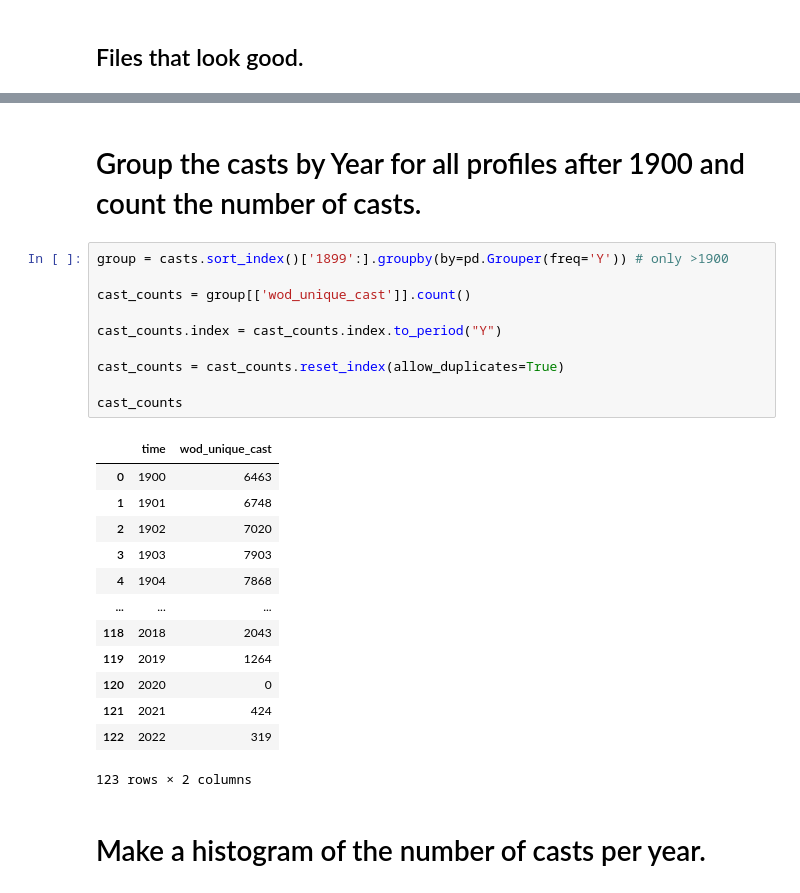
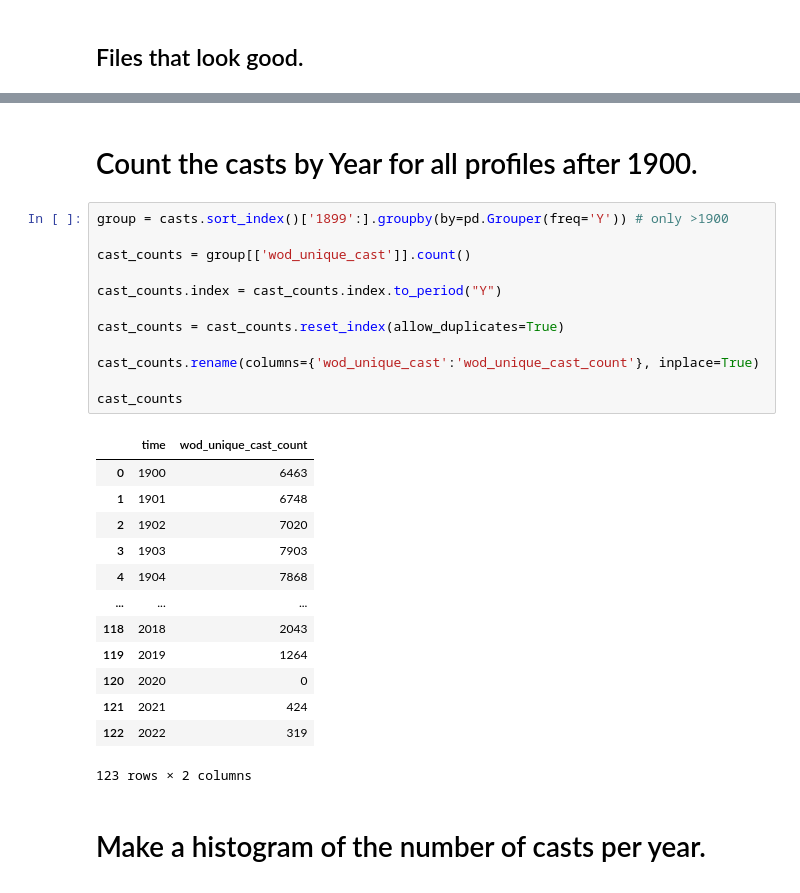
Before and after one commit to MathewBiddle/sandbox, a Jupyter notebook: notebooks/WODsummaryofcastsbyyear.ipynb, the cells around one changed output, grey strips where cells are left out. Saved outputs shown, nothing was run; the diff lists cells and outputs as text.

```diff
--- a/notebooks/WODsummaryofcastsbyyear.ipynb
+++ b/notebooks/WODsummaryofcastsbyyear.ipynb
@@ -106,19 +106,21 @@ array(['https://www.ncei.noaa.gov/thredds-ocean/dodsC/ncei/wod/1900/wod_osd_1900
        'https://www.ncei.noaa.gov/thredds-ocean/dodsC/ncei/wod/2022/wod_osd_2022.nc'],
       dtype=object)
 # %% [markdown]
-# Group the casts by Year for all profiles after 1900 and count the number of casts.
+# Count the casts by Year for all profiles after 1900.
 # %%
 group = casts.sort_index()['1899':].groupby(by=pd.Grouper(freq='Y')) # only >1900
 
 cast_counts = group[['wod_unique_cast']].count()
 
 cast_counts.index = cast_counts.index.to_period("Y")
 
 cast_counts = cast_counts.reset_index(allow_duplicates=True)
 
+cast_counts.rename(columns={'wod_unique_cast':'wod_unique_cast_count'}, inplace=True)
+
 cast_counts
 # %% [output]
-|  | time | wod_unique_cast |
+|  | time | wod_unique_cast_count |
 | 0 | 1900 | 6463 |
 | 1 | 1901 | 6748 |
 | 2 | 1902 | 7020 |
```
Also changed, not shown: parts of 2 cells of this notebook.
